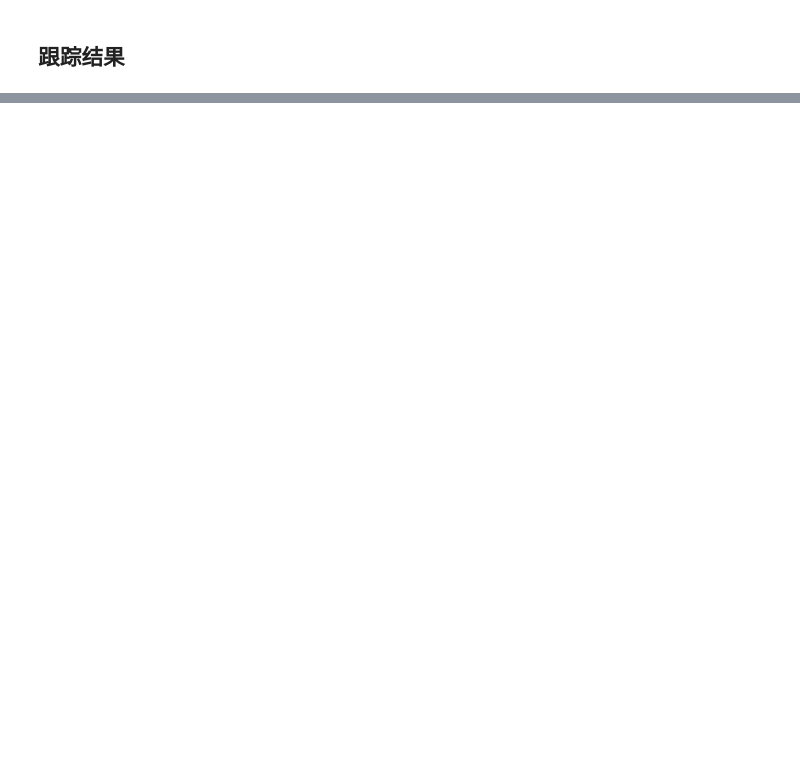
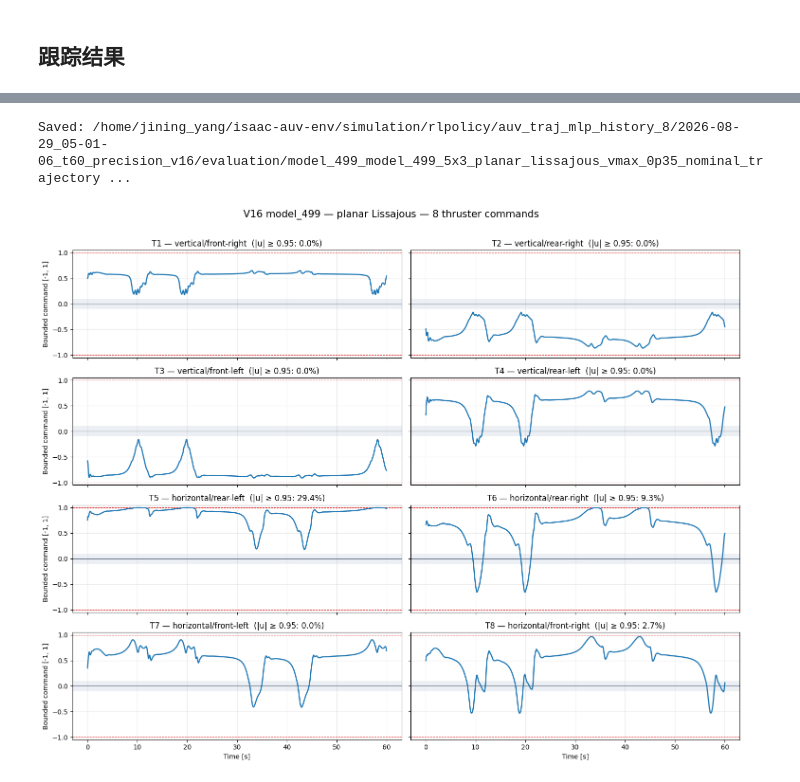
Before and after one commit to 0118am/RLAUV, a Jupyter notebook: eval.ipynb, the cells around one changed output, grey strips where cells are left out. Drawn from its saved outputs; the diff is of its cells as text; code cells hidden in the pictures; blank space fills up the shorter version.

```diff
--- a/eval.ipynb
+++ b/eval.ipynb
@@ -46,16 +46,16 @@ RUN_RECIPE = load_training_recipe(RUN_INPUTS.recipe)
 RUN_DR = load_domain_randomization_spec_json(RUN_INPUTS.domain_randomization)
 
 TRAJECTORY = 'lissajous'
-TRAJECTORY_MAX_SPEED_MPS = 0.35
+TRAJECTORY_MAX_SPEED_MPS = 0.25
 TRAJECTORY_SIZE_X_M = 5.0
 TRAJECTORY_SIZE_Y_M = 3.0
-TRAJECTORY_SIZE_Z_M = 1.0
+TRAJECTORY_SIZE_Z_M = 0.0
 TRAJECTORY_AMP_X_M = TRAJECTORY_SIZE_X_M / 2.0
 TRAJECTORY_AMP_Y_M = TRAJECTORY_SIZE_Y_M / 2.0
 TRAJECTORY_AMP_Z_M = TRAJECTORY_SIZE_Z_M / 2.0
 DURATION_S = 60.0
 EVALUATION_LABEL = (
-    f'{Path(CHECKPOINT).stem}_5x3x1_spatial_figure8_vmax_{TRAJECTORY_MAX_SPEED_MPS:.2f}'
+    f'{Path(CHECKPOINT).stem}_5x3_planar_lissajous_vmax_{TRAJECTORY_MAX_SPEED_MPS:.2f}_nominal'
     .replace('.', 'p')
 )
 
@@ -65,3 +65,4 @@ print(f'recipe: {RUN_RECIPE.name} / reward: {RUN_RECIPE.reward_profile}')
 print(f'DR: {RUN_DR.name} / schema: {RUN_DR.schema_version}')
 print(f'trajectory: {TRAJECTORY} with max speed {TRAJECTORY_MAX_SPEED_MPS:.2f} m/s')
 print(f'curve envelope: {TRAJECTORY_SIZE_X_M:.1f} × {TRAJECTORY_SIZE_Y_M:.1f} × {TRAJECTORY_SIZE_Z_M:.1f} m')
+print('fixed world-frame current: none')
@@ -122,0 +164,43 @@ plt.close(detail_figure)
+# %%
+THRUSTER_INSTALLATIONS = (
+    'vertical/front-right', 'vertical/rear-right',
+    'vertical/front-left', 'vertical/rear-left',
+    'horizontal/rear-left', 'horizontal/rear-right',
+    'horizontal/front-left', 'horizontal/front-right',
+)
+env0 = detail_df.loc[detail_df['env_id'] == 0].sort_values('time').copy()
+deadband_command = 25.0 / 250.0
+figure, axes = plt.subplots(4, 2, figsize=(15, 12), sharex=True, sharey=True)
+for thruster_index, axis in enumerate(axes.flat):
+    command = env0[f'action_{thruster_index}']
+    saturation_fraction = 100.0 * (command.abs() >= 0.95).mean()
+    axis.axhspan(
+        -deadband_command, deadband_command, color='#cbd5e1', alpha=0.35, linewidth=0,
+    )
+    axis.axhline(0.0, color='#64748b', linewidth=0.8)
+    axis.axhline(1.0, color='#dc2626', linewidth=0.8, linestyle='--')
+    axis.axhline(-1.0, color='#dc2626', linewidth=0.8, linestyle='--')
+    axis.plot(env0['time'], command, linewidth=1.8)
+    axis.set_title(
+        f'T{thruster_index + 1} — {THRUSTER_INSTALLATIONS[thruster_index]}'
+        f'  (|u| ≥ 0.95: {saturation_fraction:.1f}%)'
+    )
+    axis.set_ylim(-1.05, 1.05)
+    axis.grid(True, alpha=0.25)
+    if thruster_index % 2 == 0:
+        axis.set_ylabel('Bounded command [-1, 1]')
+    if thruster_index >= 6:
+        axis.set_xlabel('Time [s]')
+figure.suptitle(
+    f'V16 {Path(CHECKPOINT).stem} — planar Lissajous — 8 thruster commands',
+    fontsize=15,
+)
+figure.tight_layout(rect=(0.0, 0.0, 1.0, 0.97))
+thruster_plot_path = Path(detail_path).parent / 'thruster_actions_env0.png'
+figure.savefig(thruster_plot_path, dpi=180, bbox_inches='tight')
+print(f'Saved: {thruster_plot_path}')
+display(figure)
+plt.close(figure)
+# %% [output]
+Saved: /home/jining_yang/isaac-auv-env/simulation/rlpolicy/auv_traj_mlp_history_8/2026-08-29_05-01-06_t60_precision_v16/evaluation/model_499_model_499_5x3_planar_lissajous_vmax_0p35_nominal_trajectory ...
+[figure, added]
```
Also changed, not shown: parts of 6 cells of this notebook, 6 other files.
